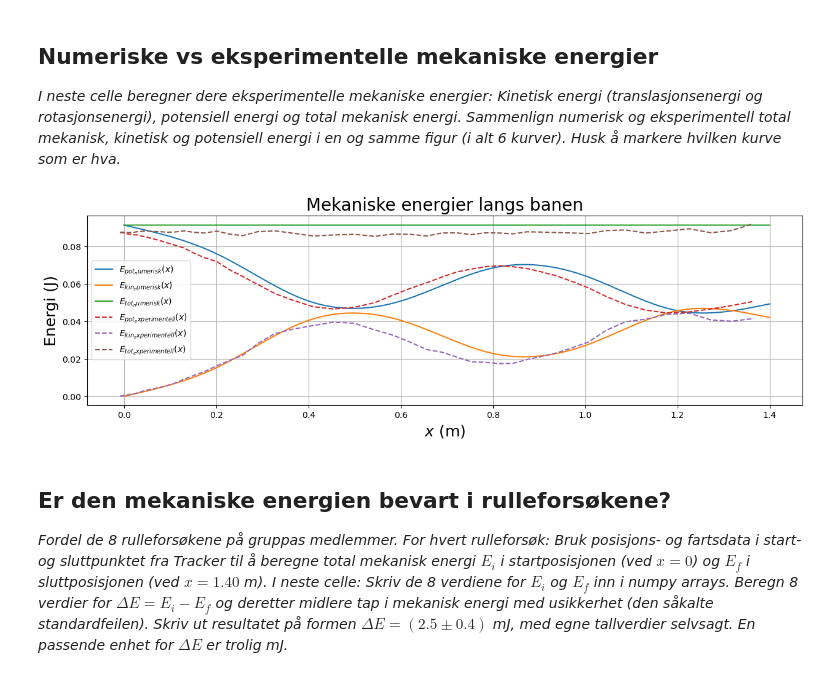
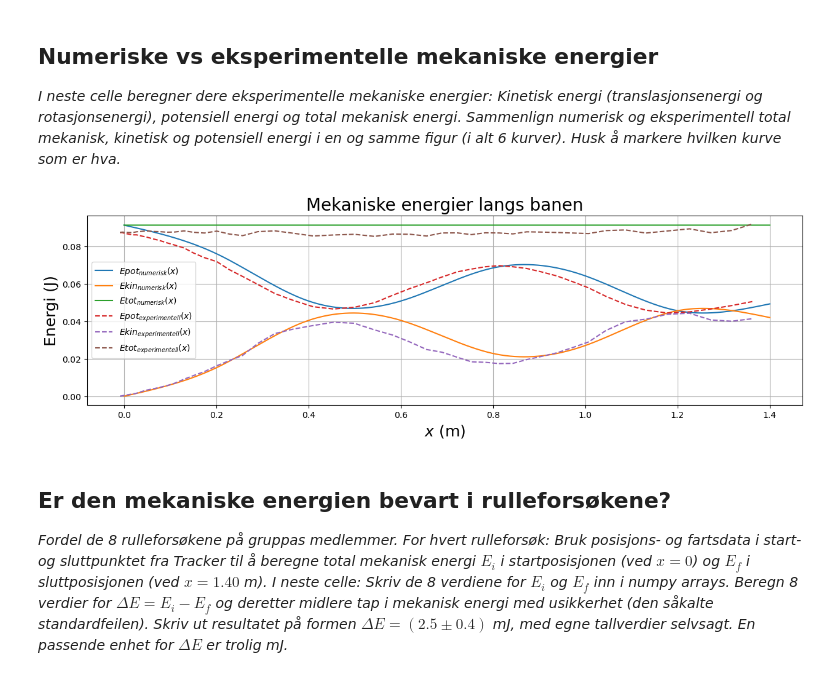
Before and after one commit to antonkarlmartensson-pixel/Fysikk_lab_213_1, a Jupyter notebook: notebook_mal_H25/notebook_mal_H25.ipynb, the cells around one changed output. Saved outputs shown, nothing was run; the diff lists cells and outputs as text; code cells hidden in the pictures.

```diff
--- a/notebook_mal_H25/notebook_mal_H25.ipynb
+++ b/notebook_mal_H25/notebook_mal_H25.ipynb
@@ -394,31 +394,31 @@ plt.show()
 # %%
 #Beregning av eksperimentell Etrans_exp, Erot_exp, Ekin_exp, Epot_exp, Etot_exp
 #Utregninger
 Etrans_exp = 0.5*M*v_exp**2
 Erot_exp = 0.5*c*M*v_exp**2
 
 #Hva som skal modeleres
 Epot_exp = M*g*y_exp
 Ekin_exp = Etrans_exp + Erot_exp
 Etot_exp = Epot_exp + Ekin_exp
 
 #Figurer som sammenligner numerisk og eksperimentell kinetisk, potensiell og total mekanisk energi
 # Energier
 plt.figure(figsize=(15,4))
-plt.plot(x, Epot, label='$E_{pot_numerisk}(x)$')
-plt.plot(x, Ekin, label='$E_{kin_numerisk}(x)$')
-plt.plot(x, Etot, label='$E_{tot_numerisk}(x)$')
-plt.plot(x_exp, Epot_exp, label='$E_{pot_experimentell}(x)$', linestyle='--')
-plt.plot(x_exp, Ekin_exp, label='$E_{kin_experimentell}(x)$', linestyle='--')
-plt.plot(x_exp, Etot_exp, label='$E_{tot_experimentell}(x)$', linestyle='--')
+plt.plot(x, Epot, label='$Epot_{numerisk}(x)$')
+plt.plot(x, Ekin, label='$Ekin_{numerisk}(x)$')
+plt.plot(x, Etot, label='$Etot_{numerisk}(x)$')
+plt.plot(x_exp, Epot_exp, label='$Epot_{experimentell}(x)$', linestyle='--')
+plt.plot(x_exp, Ekin_exp, label='$Ekin_{experimentell}(x)$', linestyle='--')
+plt.plot(x_exp, Etot_exp, label='$Etot_{experimentell}(x)$', linestyle='--')
 plt.title('Mekaniske energier langs banen', fontsize=20)
 plt.xlabel('$x$ (m)', fontsize=18)
 plt.ylabel('Energi (J)', fontsize=18)
 plt.legend()
 plt.grid()
 plt.show()
 # %% [output]
-[figure, old version]
+[figure, new version]
 # %% [markdown]
 ## Er den mekaniske energien bevart i rulleforsøkene?
 *Fordel de 8 rulleforsøkene på gruppas medlemmer. For hvert rulleforsøk: Bruk posisjons- og fartsdata i start- og sluttpunktet fra Tracker til å beregne total mekanisk energi $E_i$ i startposisjonen (ved $x=0$) og $E_f$ i sluttposisjonen (ved $x=1.40$ m). I neste celle: Skriv de 8 verdiene for $E_i$ og $E_f$ inn i numpy arrays. Beregn 8 verdier for $\Delta E = E_i-E_f$ og deretter midlere tap i mekanisk energi med usikkerhet (den såkalte standardfeilen). Skriv ut resultatet på formen $\Delta E = (2.5 \pm 0.4)$ mJ, med egne tallverdier selvsagt. En passende enhet for $\Delta E$ er trolig mJ.*
```
